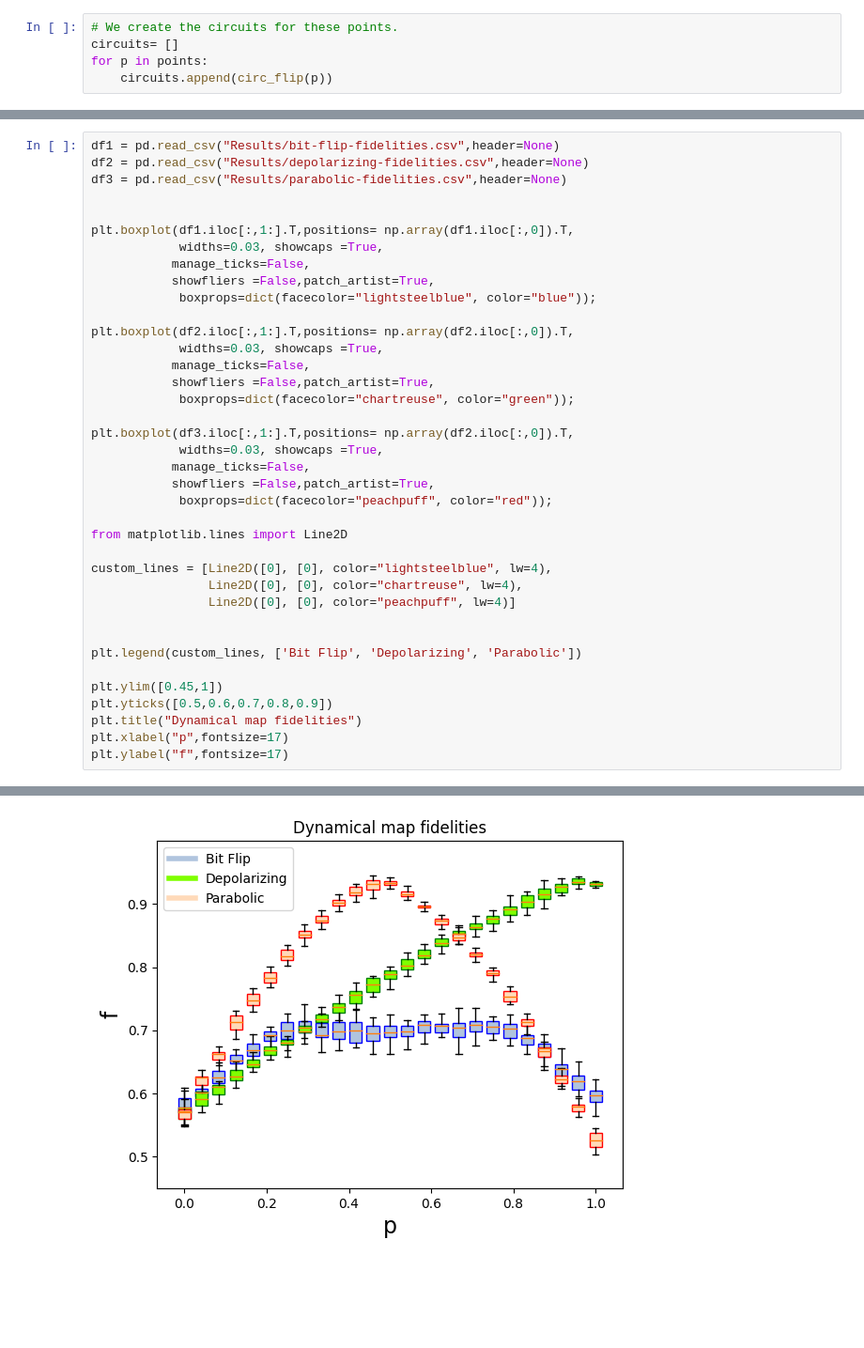
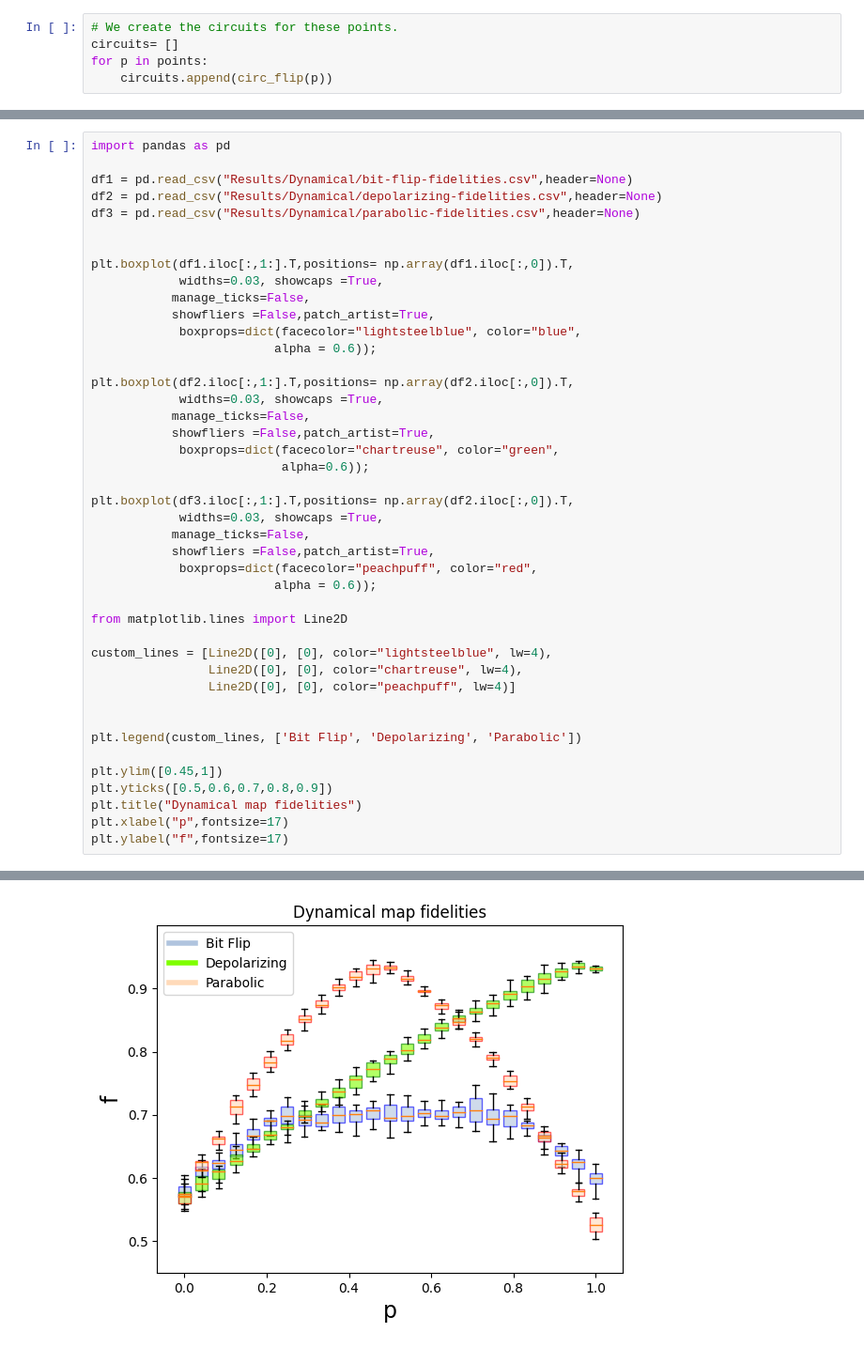
Before and after one commit to tbasile/Una-Rotacion-Parametrizada, a Jupyter notebook: Codigo/Para_subir/Parametrized Pauli Channels.ipynb, the cells around one changed output, grey strips where cells are left out. Shown at 94% size. Drawn from its saved outputs; the diff is of its cells as text; blank space fills up the shorter version.

```diff
--- a/Codigo/Para_subir/Parametrized Pauli Channels.ipynb
+++ b/Codigo/Para_subir/Parametrized Pauli Channels.ipynb
@@ -561,41 +559,46 @@ Text(0, 0.5, 'f')
 # %%
-df1 = pd.read_csv("Results/bit-flip-fidelities.csv",header=None)
-df2 = pd.read_csv("Results/depolarizing-fidelities.csv",header=None)
-df3 = pd.read_csv("Results/parabolic-fidelities.csv",header=None)
+import pandas as pd
+
+df1 = pd.read_csv("Results/Dynamical/bit-flip-fidelities.csv",header=None)
+df2 = pd.read_csv("Results/Dynamical/depolarizing-fidelities.csv",header=None)
+df3 = pd.read_csv("Results/Dynamical/parabolic-fidelities.csv",header=None)
 
 
 plt.boxplot(df1.iloc[:,1:].T,positions= np.array(df1.iloc[:,0]).T,
             widths=0.03, showcaps =True,
            manage_ticks=False,
            showfliers =False,patch_artist=True,
-            boxprops=dict(facecolor="lightsteelblue", color="blue"));
+            boxprops=dict(facecolor="lightsteelblue", color="blue",
+                         alpha = 0.6));
 
 plt.boxplot(df2.iloc[:,1:].T,positions= np.array(df2.iloc[:,0]).T,
             widths=0.03, showcaps =True,
            manage_ticks=False,
            showfliers =False,patch_artist=True,
-            boxprops=dict(facecolor="chartreuse", color="green"));
+            boxprops=dict(facecolor="chartreuse", color="green",
+                          alpha=0.6));
 
 plt.boxplot(df3.iloc[:,1:].T,positions= np.array(df2.iloc[:,0]).T,
             widths=0.03, showcaps =True,
            manage_ticks=False,
            showfliers =False,patch_artist=True,
-            boxprops=dict(facecolor="peachpuff", color="red"));
+            boxprops=dict(facecolor="peachpuff", color="red",
+                         alpha = 0.6));
 
 from matplotlib.lines import Line2D
 
 custom_lines = [Line2D([0], [0], color="lightsteelblue", lw=4),
                 Line2D([0], [0], color="chartreuse", lw=4),
                 Line2D([0], [0], color="peachpuff", lw=4)]
 
 
 plt.legend(custom_lines, ['Bit Flip', 'Depolarizing', 'Parabolic'])
 
 plt.ylim([0.45,1])
 plt.yticks([0.5,0.6,0.7,0.8,0.9])
 plt.title("Dynamical map fidelities")
 plt.xlabel("p",fontsize=17)
 plt.ylabel("f",fontsize=17)
 # %% [output]
 Text(0, 0.5, 'f')
-[figure, old version]
+[figure, new version]
```
Also changed, not shown: parts of 10 cells of this notebook, 22 other files.
